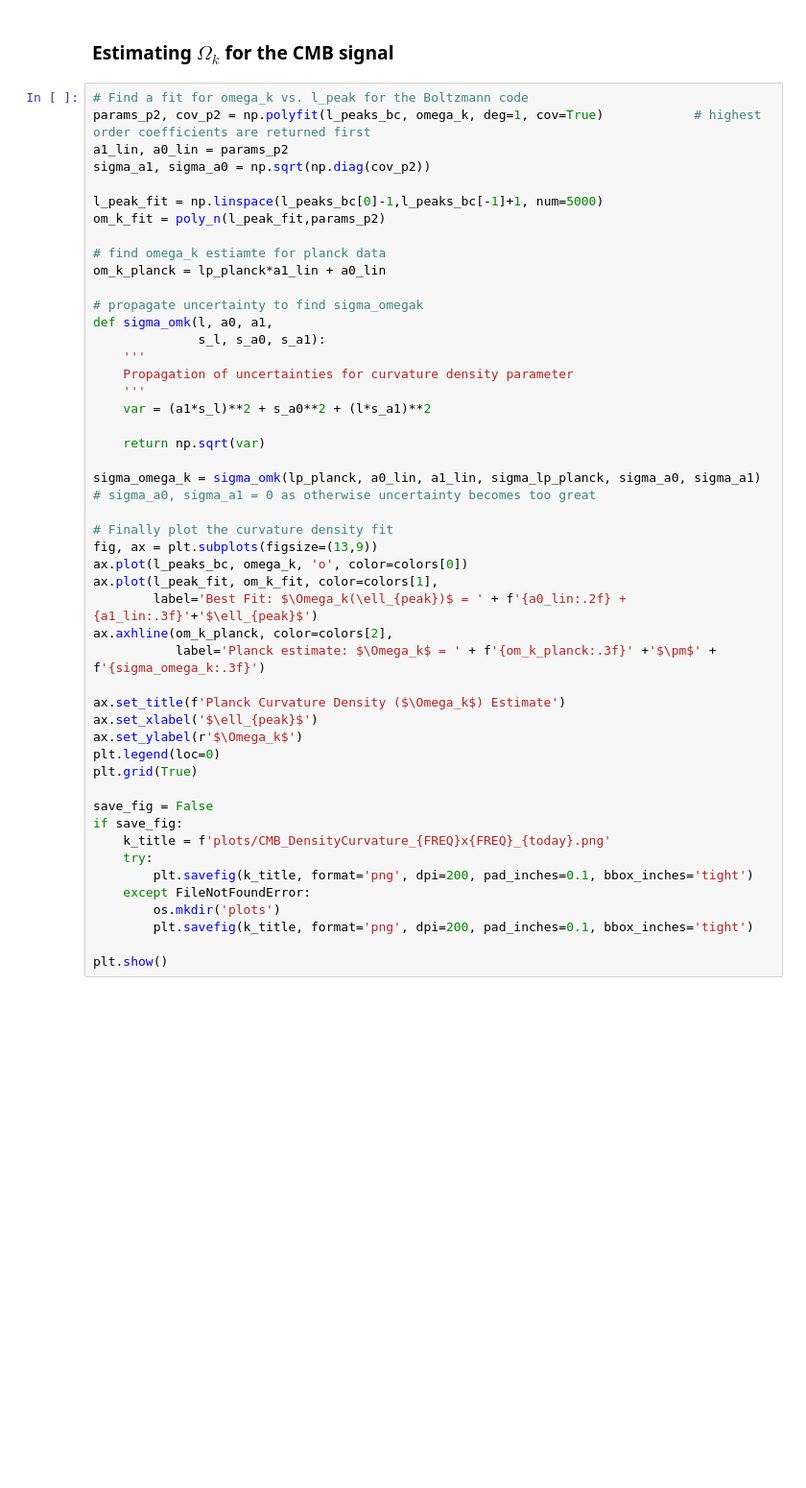
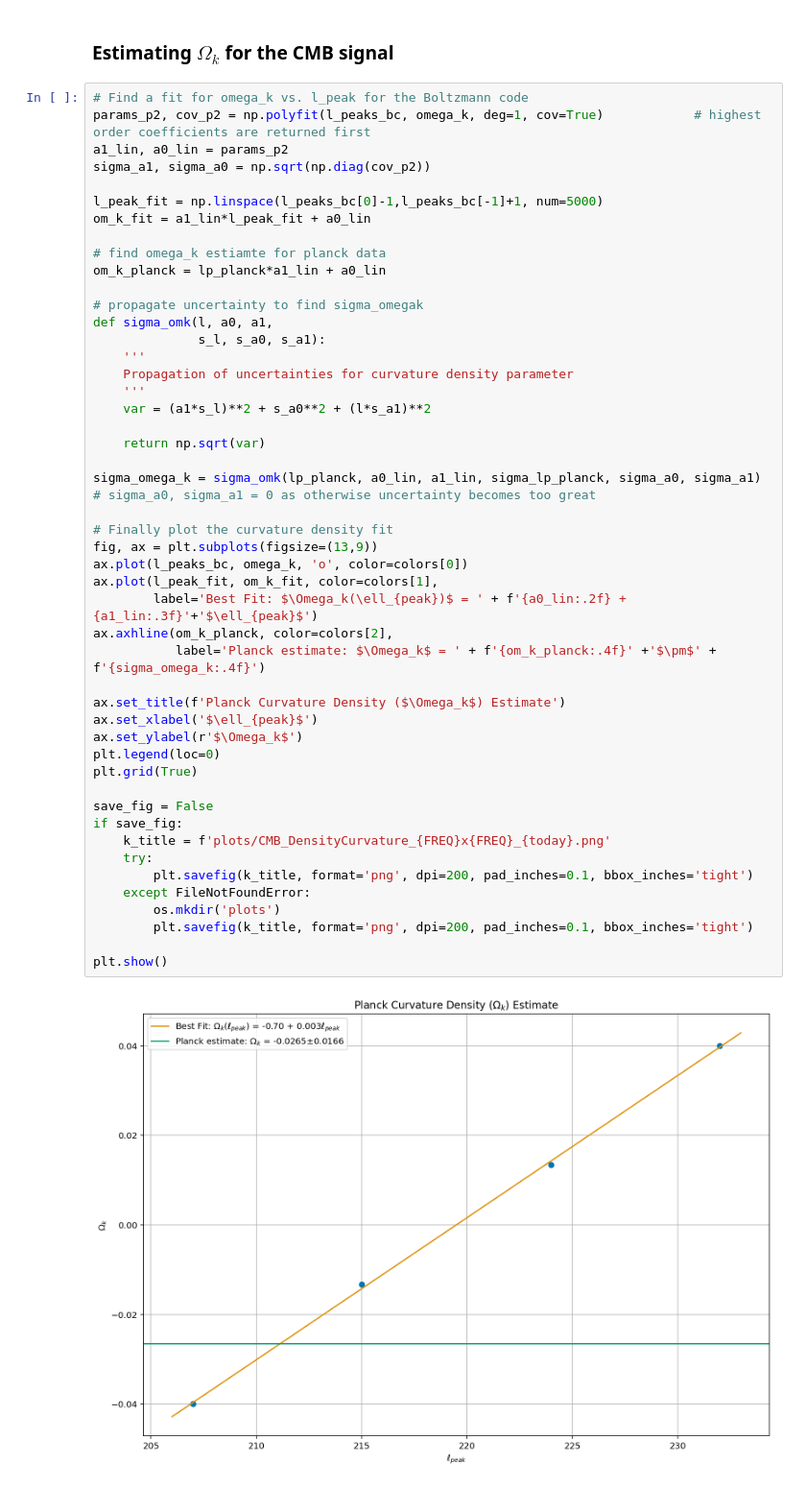
Before and after one commit to raul-bermejo/cmb_geometry, a Jupyter notebook: sandpit_planck.ipynb, the cells around one changed output. Shown at 96% size. Cells and saved outputs as stored; diff of their text form; blank space fills up the shorter version.

Commit message:
refact sandpit_planck

```diff
--- a/sandpit_planck.ipynb
+++ b/sandpit_planck.ipynb
@@ -323,7 +341,7 @@ a1_lin, a0_lin = params_p2
 sigma_a1, sigma_a0 = np.sqrt(np.diag(cov_p2))
 
 l_peak_fit = np.linspace(l_peaks_bc[0]-1,l_peaks_bc[-1]+1, num=5000)
-om_k_fit = poly_n(l_peak_fit,params_p2)
+om_k_fit = a1_lin*l_peak_fit + a0_lin
 
 # find omega_k estiamte for planck data
 om_k_planck = lp_planck*a1_lin + a0_lin
@@ -336,31 +354,33 @@ def sigma_omk(l, a0, a1,
     '''
     var = (a1*s_l)**2 + s_a0**2 + (l*s_a1)**2
 
     return np.sqrt(var)
 
 sigma_omega_k = sigma_omk(lp_planck, a0_lin, a1_lin, sigma_lp_planck, sigma_a0, sigma_a1)   # sigma_a0, sigma_a1 = 0 as otherwise uncertainty becomes too great
 
 # Finally plot the curvature density fit
 fig, ax = plt.subplots(figsize=(13,9))
 ax.plot(l_peaks_bc, omega_k, 'o', color=colors[0])
 ax.plot(l_peak_fit, om_k_fit, color=colors[1],
         label='Best Fit: $\Omega_k(\ell_{peak})$ = ' + f'{a0_lin:.2f} + {a1_lin:.3f}'+'$\ell_{peak}$')
 ax.axhline(om_k_planck, color=colors[2],
-           label='Planck estimate: $\Omega_k$ = ' + f'{om_k_planck:.3f}' +'$\pm$' + f'{sigma_omega_k:.3f}')
+           label='Planck estimate: $\Omega_k$ = ' + f'{om_k_planck:.4f}' +'$\pm$' + f'{sigma_omega_k:.4f}')
 
 ax.set_title(f'Planck Curvature Density ($\Omega_k$) Estimate')
 ax.set_xlabel('$\ell_{peak}$')
 ax.set_ylabel(r'$\Omega_k$')
 plt.legend(loc=0)
 plt.grid(True)
 
 save_fig = False
 if save_fig:
     k_title = f'plots/CMB_DensityCurvature_{FREQ}x{FREQ}_{today}.png'
     try:
         plt.savefig(k_title, format='png', dpi=200, pad_inches=0.1, bbox_inches='tight')
     except FileNotFoundError:
         os.mkdir('plots')
         plt.savefig(k_title, format='png', dpi=200, pad_inches=0.1, bbox_inches='tight')
 
 plt.show()
+# %% [output]
+[figure, added]
```
Also changed, not shown: parts of 7 cells of this notebook.
